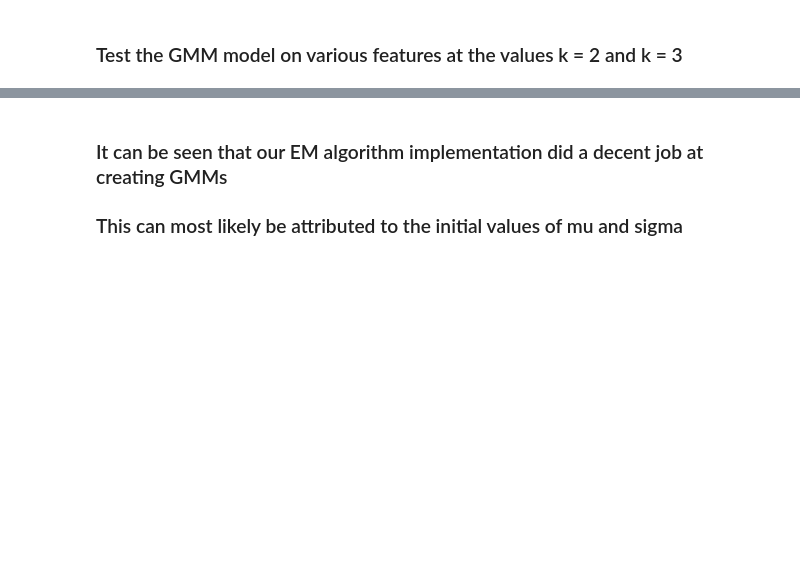
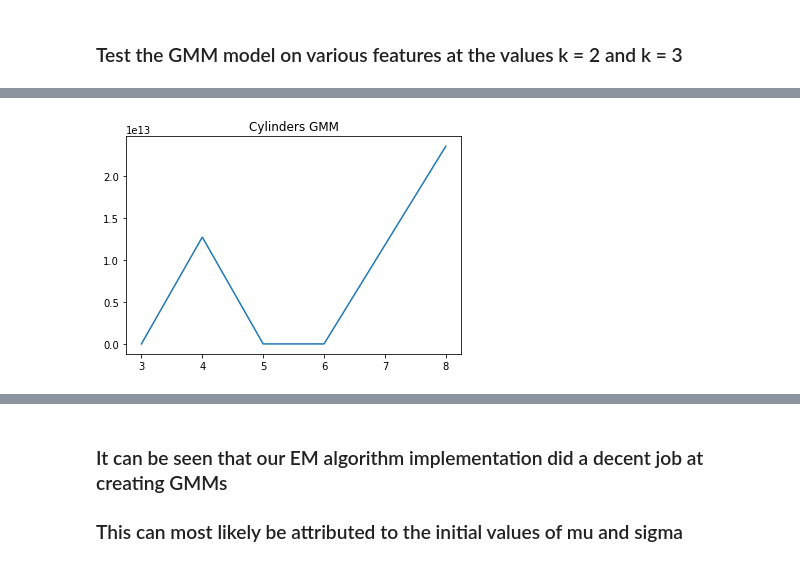
Before and after one commit to ronmoore3/eecs738projects-Machine-Learning, a Jupyter notebook: Probably_Interesting_Data/notebooks/Auto_MPG_1D_GMM.ipynb, the cells around one changed output, grey strips where cells are left out. Cells and saved outputs as stored; diff of their text form; code cells hidden in the pictures; blank space fills up the shorter version.

```diff
--- a/Probably_Interesting_Data/notebooks/Auto_MPG_1D_GMM.ipynb
+++ b/Probably_Interesting_Data/notebooks/Auto_MPG_1D_GMM.ipynb
@@ -211,4 +208,7 @@ y1 = gaussian_mixture_model(displacement, 2, d1)
 # %%
-# d2 = {2:[6, 7]}
-# y2 = gaussian_mixture_model(horsepower, 2, d2)
+# cylinders feature
+d2 = {3:[4, 6, 8]}
+y2 = gaussian_mixture_model(cylinders, 3, d2, "Cylinders GMM")
+# %% [output]
+[figure, added]
 # %%
```
Also changed, not shown: parts of 7 cells of this notebook.
